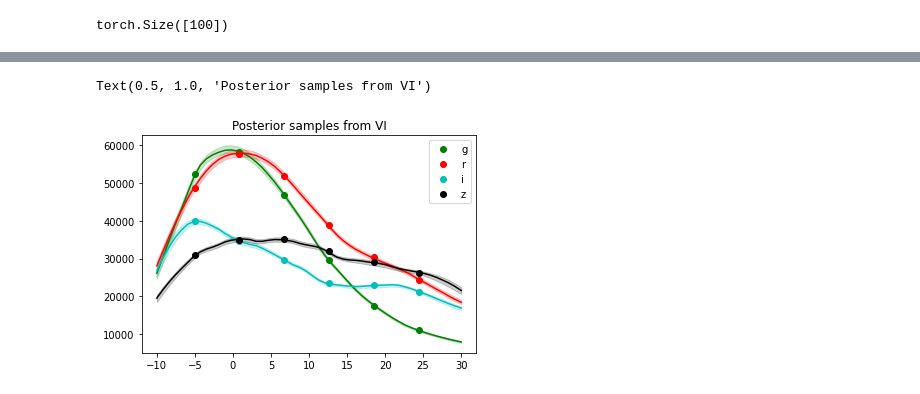
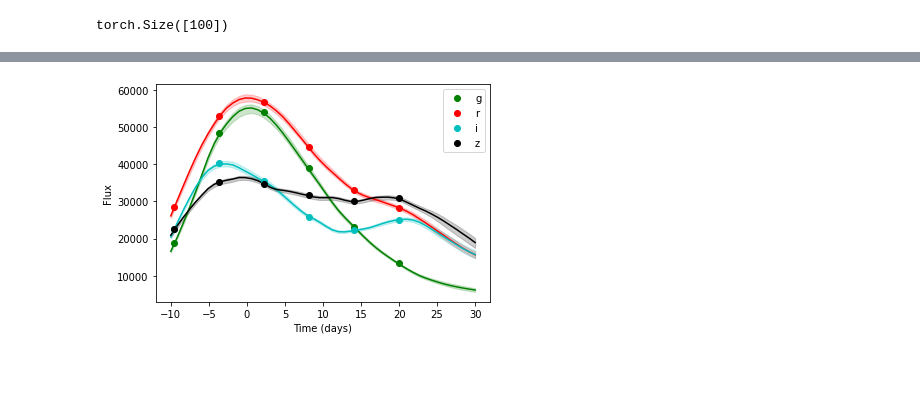
Before and after one commit to asmuzsoy/variational_bayesn, a Jupyter notebook: Simulate_Fitting_BayeSN_Pyro.ipynb, the cells around one changed output, grey strips where cells are left out. Saved outputs shown, nothing was run; the diff lists cells and outputs as text; code cells hidden in the pictures; blank space fills up the shorter version.

```diff
--- a/Simulate_Fitting_BayeSN_Pyro.ipynb
+++ b/Simulate_Fitting_BayeSN_Pyro.ipynb
@@ -280,7 +355,7 @@ def model_vi(obs):
 
   nu = pyro.sample("nu", dist.MultivariateNormal(torch.zeros(len(eps_cov)), covariance_matrix = torch.eye(len(eps_cov))))
   # nu = torch.zeros(54)
-  epsilon_interior = torch.matmul(torch.as_tensor(L_sigma_epsilon, dtype = torch.float), nu)
+  epsilon_interior = torch.matmul(torch.as_tensor(L_sigma_epsilon, dtype = torch.float), nu.float())
   # print(epsilon_interior)
 
   # theta = pyro.sample("theta", dist.Uniform(low=-1.49, high=2.77))
@@ -288,17 +363,17 @@ def model_vi(obs):
   # theta = torch.as_tensor(0.03430605)
 
   # theta = torch.as_tensor(-0.9835187)
-  mu_s = pyro.sample("mu_s", dist.Normal(34.5, 1.)) ## fix this later
+  mu_s = pyro.sample("mu_s", dist.Normal(mu_mean, 10.)) ## fix this later
   # mu_s = torch.as_tensor(37.248927127193724)
 
   # dMs = pyro.sample("Ms", dist.Normal(torch.tensor(0.), torch.tensor(sigma0)))
   dMs = torch.tensor(0.)
-  Av = pyro.sample("Av", dist.Exponential(1 / 0.252))
+  Av = pyro.sample("Av", dist.Exponential(1 / tauA))
   # Av = torch.tensor(7.2387767)
   # Av = pyro.sample("Av", dist.Normal(0.27, 1.))
 
   epsilon = torch.zeros(W0.shape)   ## populate epsilon matrix
-  epsilon[1:-1] = torch.transpose(torch.reshape(epsilon_interior, (6,9)), 0, 1)
+  epsilon[1:-1] = torch.transpose(torch.reshape(epsilon_interior, (6,4)), 0, 1)
 
   W = torch.as_tensor(W0) + theta*torch.as_tensor(W1) + epsilon
 
@@ -340,4 +436,4 @@ pyro.render_model(model_vi, model_args = (torch.as_tensor(all_band_fluxes),), re
 # %%
 # autoguide_vi = pyro.infer.autoguide.AutoDiagonalNormal(model_vi)
-autoguide_vi = pyro.infer.autoguide.AutoMultivariateNormal(model_vi, init_loc_fn = pyro.infer.autoguide.initialization.init_to_sample(), init_scale = 0.8)
+autoguide_vi = pyro.infer.autoguide.AutoMultivariateNormal(model_vi, init_scale = 0.8)
 # %%
@@ -376,6 +472,6 @@ class CustomMultivariateNormal(pyro.infer.autoguide.AutoMultivariateNormal):
 # %%
 pyro.get_param_store().clear()
-adam = pyro.optim.Adam({"lr": 0.001, "betas": (0.90, 0.999)}, {"clip_norm": 10.0})
+adam = pyro.optim.Adam({"lr": 0.01, "betas": (0.90, 0.999)}, {"clip_norm": 10.0})
 # adam = pyro.optim.SGD({"lr": 0.1})
 
 
@@ -606,7 +664,7 @@ def calculate_all_fluxes_from_params(nu, theta, mu_s, dMs, Av):
   epsilon_interior = np.matmul(L_sigma_epsilon, nu.numpy().T)
 
   epsilon = np.zeros_like(W0)   ## populate epsilon matrix
-  epsilon[1:-1] = epsilon_interior.reshape((9,6), order = 'F')
+  epsilon[1:-1] = epsilon_interior.reshape((4,6), order = 'F')
 
   W = W0 + theta.numpy()*W1 + epsilon
 
@@ -862,17 +889,20 @@ median_posterior_fit = np.median(posterior_smooth_curves, axis = 0)
 upper_posterior_fit = np.percentile(posterior_smooth_curves, 50 + 34.1, axis = 0)
 lower_posterior_fit = np.percentile(posterior_smooth_curves, 50 - 34.1, axis = 0)
 # %%
+f = plt.figure()
 colors  = ['g', 'r', 'c', 'k']
 for i, band_flux in enumerate(median_posterior_fit):
     plt.plot(np.linspace(-10, 30), band_flux, color = colors[i])
     plt.fill_between(np.linspace(-10, 30), upper_posterior_fit[i], lower_posterior_fit[i], color = colors[i], alpha = 0.2)
 for i, band_flux in enumerate(all_band_fluxes):
   plt.plot(times, band_flux, 'o',color = colors[i], label = bands[i])
 plt.legend()
-plt.title("Posterior samples from VI")
+plt.xlabel("Time (days)")
+plt.ylabel("Flux")
+f.savefig("SimulatedLightCurve_072722.pdf")
+# plt.title("Posterior samples from VI")
 # %% [output]
-Text(0.5, 1.0, 'Posterior samples from VI')
-[figure, old version]
+[figure, new version]
 # %%
 # mcmc_posterior_samples
 # %%
```
Also changed, not shown: parts of 92 cells of this notebook, 7 other files.
